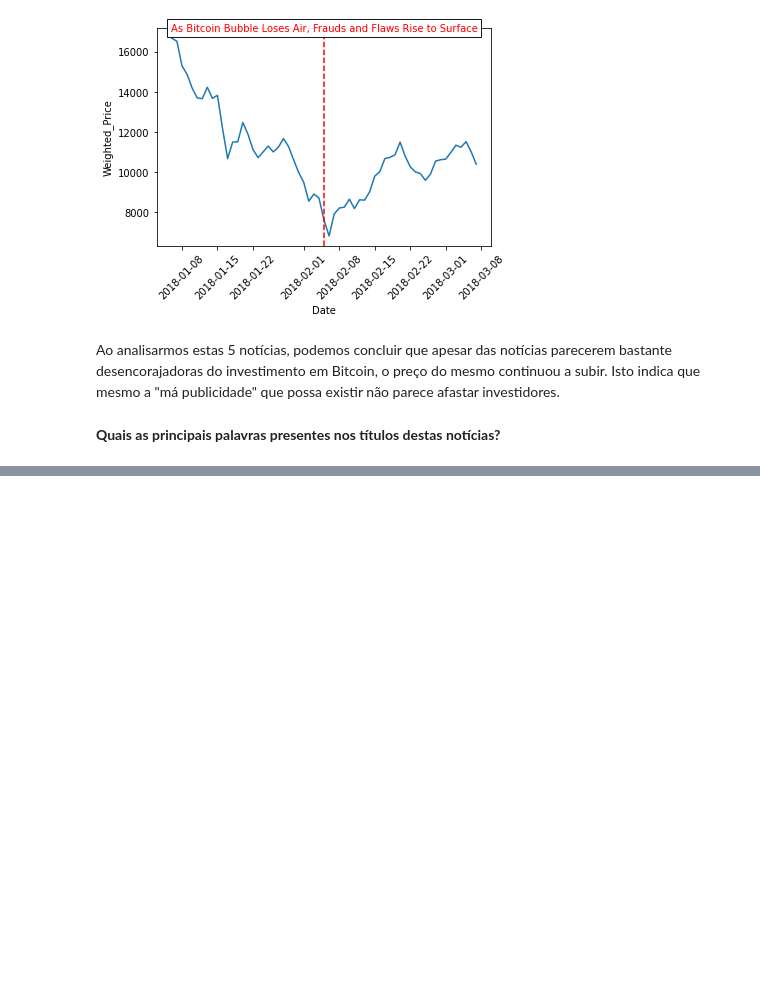
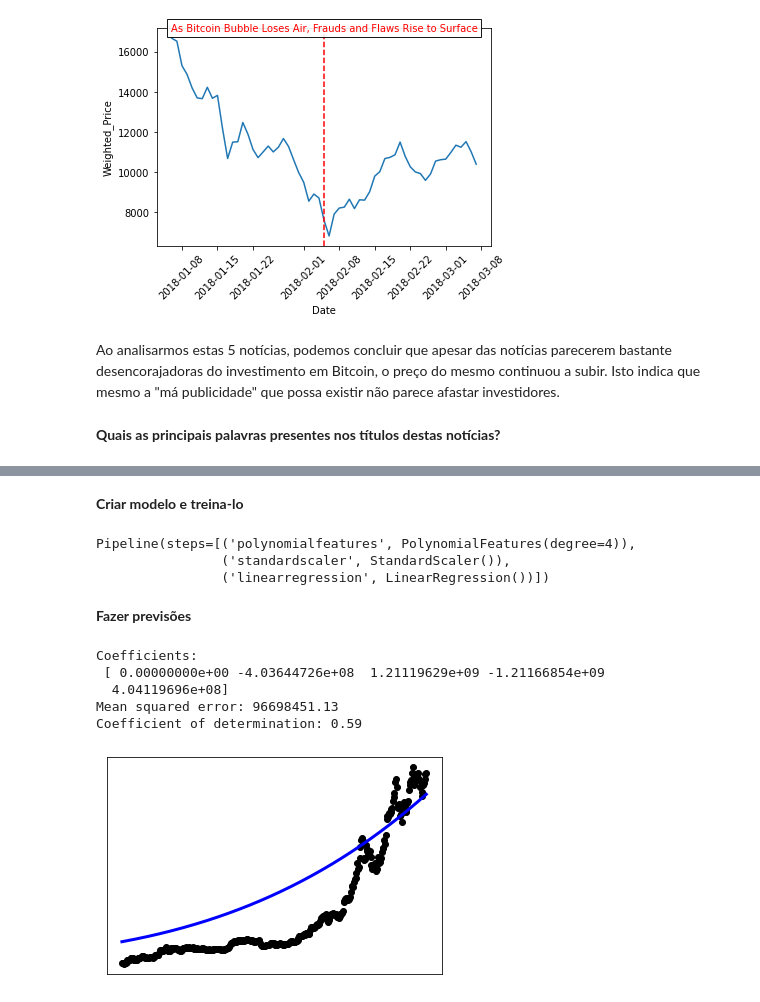
Before and after one commit to lpcatalao/Business_Intel_2021, a Jupyter notebook: EDA.ipynb, the cells around one changed output, grey strips where cells are left out. Drawn from its saved outputs; the diff is of its cells as text; code cells hidden in the pictures; blank space fills up the shorter version.

Commit message:
add baseline model

```diff
--- a/EDA.ipynb
+++ b/EDA.ipynb
@@ -488,0 +513,3 @@ No entanto, vamos verificar o quão exequivel é tentar o valor da moeda.
+# %%
+x = bitcoin_df.index.values.reshape(-1, 1)
+y = bitcoin_df['Weighted_Price'].values
@@ -488,0 +522,4 @@ No entanto, vamos verificar o quão exequivel é tentar o valor da moeda.
+# %%
+from sklearn.model_selection import train_test_split
+
+x_train, x_test, y_train, y_test = train_test_split(x,y, shuffle=False, test_size=0.2)
@@ -488,0 +540,47 @@ No entanto, vamos verificar o quão exequivel é tentar o valor da moeda.
+# %% [markdown]
+**Criar modelo e treina-lo**
+# %%
+from sklearn.preprocessing import PolynomialFeatures
+from sklearn.pipeline import make_pipeline
+from sklearn.linear_model import LinearRegression
+from sklearn import preprocessing
+scaler = preprocessing.StandardScaler()
+degree=4
+model=make_pipeline(PolynomialFeatures(degree),scaler,LinearRegression())
+model.fit(x_train,y_train)
+# %% [output]
+Pipeline(steps=[('polynomialfeatures', PolynomialFeatures(degree=4)),
+                ('standardscaler', StandardScaler()),
+                ('linearregression', LinearRegression())])
+# %% [markdown]
+**Fazer previsões**
+# %%
+# Make predictions using the testing set
+y_pred = model.predict(x_test)
+# %%
+from sklearn.metrics import mean_squared_error, r2_score
+# The coefficients
+print('Coefficients: \n', model[-1].coef_)
+# The mean squared error
+print('Mean squared error: %.2f'
+      % mean_squared_error(y_test, y_pred))
+# The coefficient of determination: 1 is perfect prediction
+print('Coefficient of determination: %.2f'
+      % r2_score(y_test, y_pred))
+# %% [output]
+Coefficients:
+ [ 0.00000000e+00 -4.03644726e+08  1.21119629e+09 -1.21166854e+09
+  4.04119696e+08]
+Mean squared error: 96698451.13
+Coefficient of determination: 0.59
+# %%
+# Plot outputs
+plt.scatter(x_test, y_test,  color='black')
+plt.plot(x_test, y_pred, color='blue', linewidth=3)
+
+plt.xticks(())
+plt.yticks(())
+
+plt.show()
+# %% [output]
+[figure, added]
```
Also changed, not shown: parts of 12 cells of this notebook.
